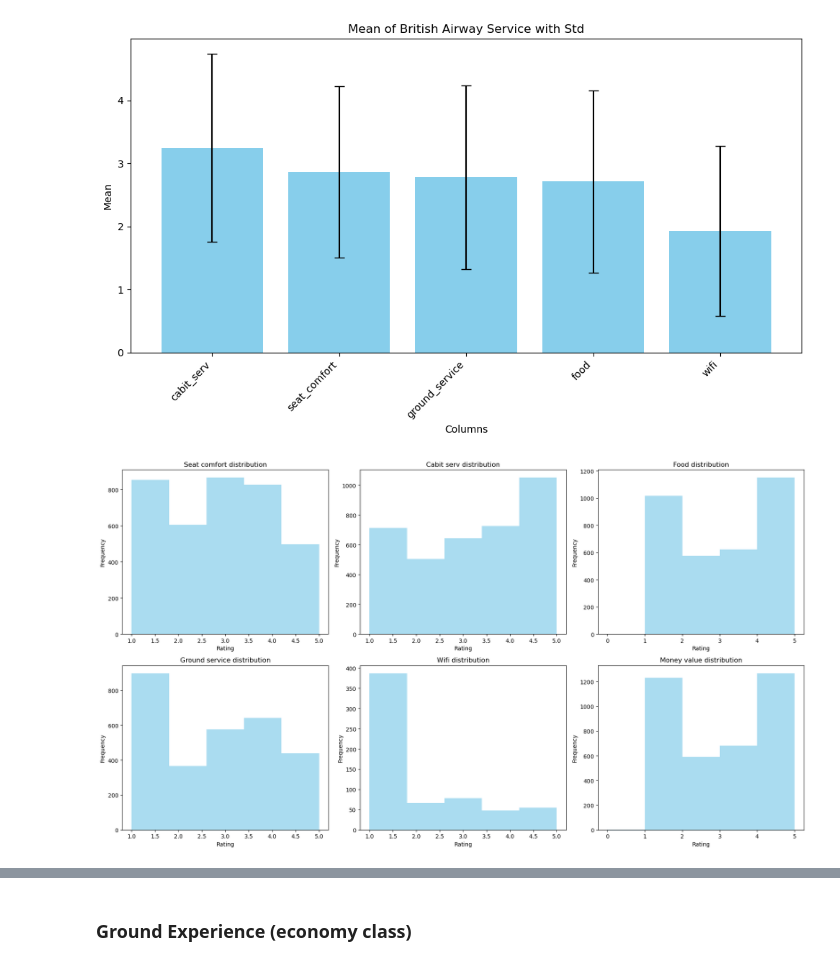
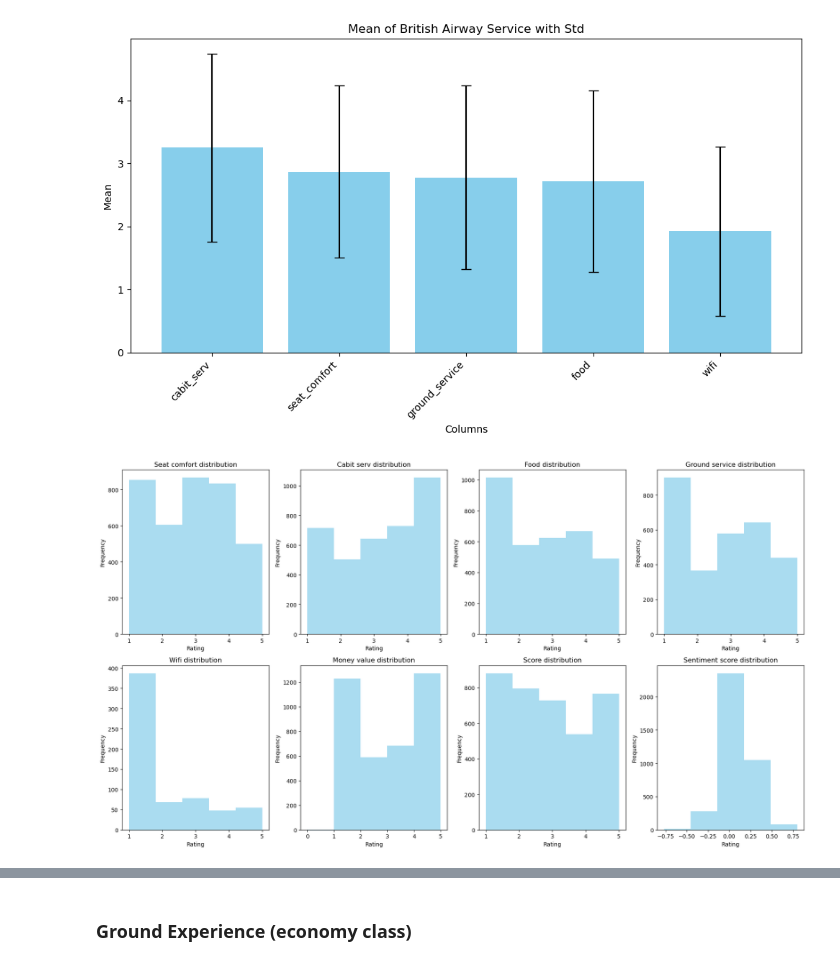
Before and after one commit to MarkPhamm/British-Airway, a Jupyter notebook: analysis/EDA.ipynb, the cells around one changed output, grey strips where cells are left out. Saved outputs shown, nothing was run; the diff lists cells and outputs as text; code cells hidden in the pictures.

```diff
--- a/analysis/EDA.ipynb
+++ b/analysis/EDA.ipynb
@@ -18,7 +18,7 @@ current_dir = os.getcwd()
 parent_dir = os.path.dirname(current_dir)
 # Read the dataset
 # Assuming parent_dir is already defined
-df = pd.read_csv(os.path.join(parent_dir, 'dataset', 'clean_data.csv'), index_col=None)
+df = pd.read_csv(os.path.join(parent_dir, 'dataset', 'clean_data_expand.csv'), index_col=None)
 # %%
 df.dtypes
 # %% [output]
@@ -101,9 +96,0 @@ plt.show()
-# %%
-# Calculate the average score (Assume the weight is equal)
-df['score'] = df[['seat_comfort', 'cabit_serv', 'food', 'ground_service', 'wifi']].mean(axis=1)
-# Plot histogram of scores
-df['score'].hist(bins=16, color='skyblue')
-plt.xlabel('Score')
-plt.ylabel('Frequency')
-plt.title('Histogram of Scores')
-plt.show()
@@ -167,25 +161,33 @@ plt.tight_layout()
 plt.show()
 # %% [output]
 [figure]
+# %%
+# Define a function to calculate sentiment polarity using TextBlob
+def calculate_sentiment(text):
+    analysis = TextBlob(str(text))
+    return analysis.sentiment.polarity
+# %%
+# Apply the function to your review column
+df['sentiment_score'] = df['review'].apply(calculate_sentiment)
 # %%
 # Define columns of interest
-columns = ['seat_comfort', 'cabit_serv', 'food', 'ground_service', 'wifi', 'money_value']
+columns = ['seat_comfort', 'cabit_serv', 'food', 'ground_service', 'wifi', 'money_value', 'score', 'sentiment_score']
 
 # Set up the subplots
-fig, axes = plt.subplots(nrows=2, ncols=3, figsize=(18, 10))
+fig, axes = plt.subplots(nrows=2, ncols=4, figsize=(18, 10))
 
 # Flatten the axes for easy iteration
 axes = axes.flatten()
 
 # Iterate over each column and plot histograms
 for i, column in enumerate(columns):
     axes[i].hist(df[column], bins=5, color='skyblue', alpha=0.7)
     axes[i].set_title(column.replace("_", " ").capitalize() + ' distribution')
     axes[i].set_xlabel('Rating')
     axes[i].set_ylabel('Frequency')
 
 # Adjust layout and display the plot
 plt.tight_layout()
 plt.show()
 # %% [output]
-[figure, old version]
+[figure, new version]
```
Also changed, not shown: parts of 43 cells of this notebook, 3 other files.
